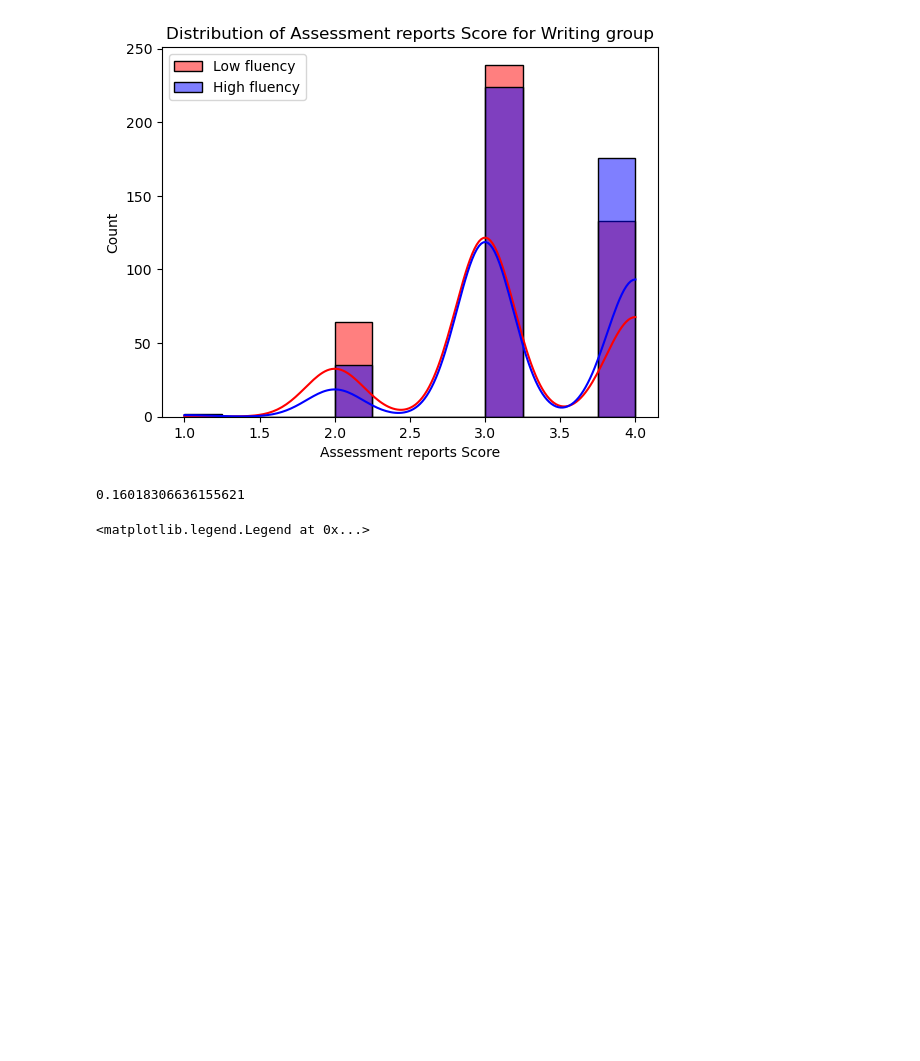
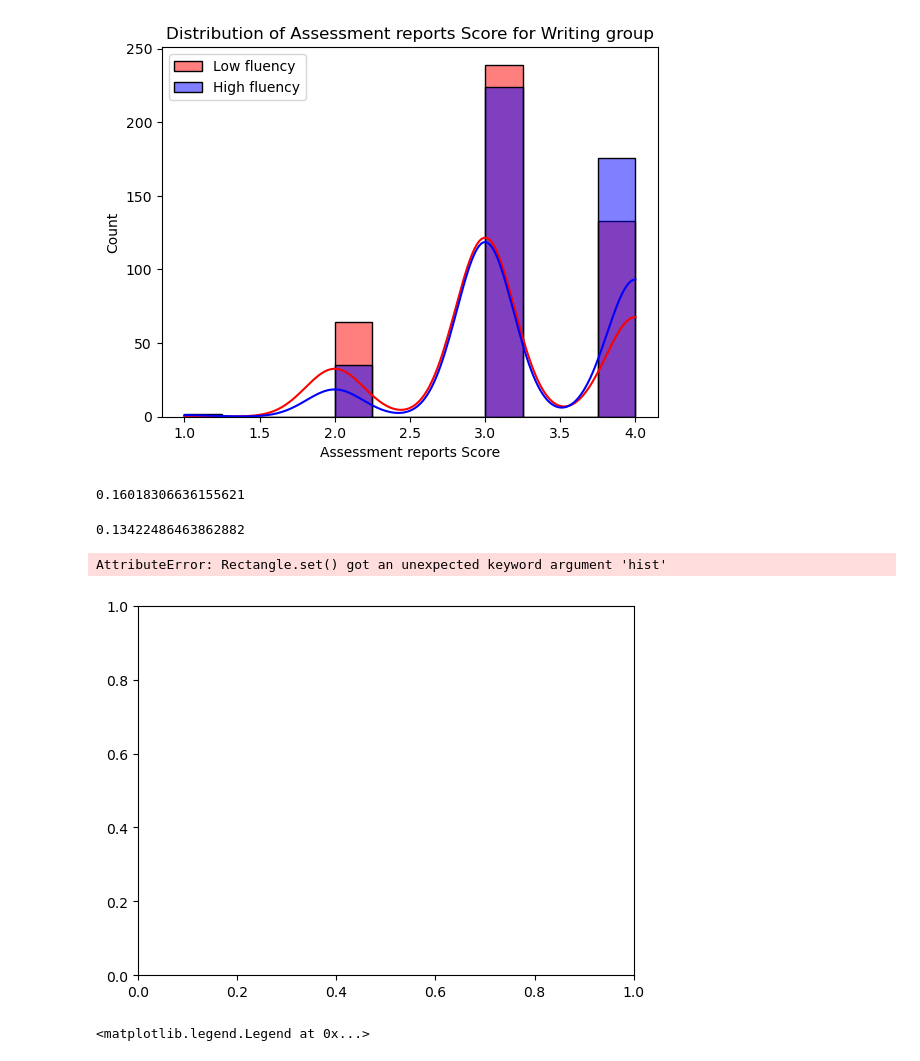
Before and after one commit to esther119/Understand-How-English-Fluency-Affects-Grade, a Jupyter notebook: three_bucket.ipynb, the cells around one changed output. Cells and saved outputs as stored; diff of their text form; code cells hidden in the pictures; blank space fills up the shorter version.

```diff
--- a/three_bucket.ipynb
+++ b/three_bucket.ipynb
@@ -545,10 +545,21 @@ plt.legend()
 # sns.distplot(greater70_write['Assessment reports Score'], label= 'High fluency', color = 'blue', hist = False)
 # plt.title('Distribution of Assessment reports Score for Writing group')
 # plt.legend()
-# %%
-greater70_write['Assessment reports Score'].mean() - smaller30_write['Assessment reports Score'].mean()
-# %% [output]
-0.16018306636155621
+# %%
+print(greater70_write['Assessment reports Score'].mean() - smaller30_write['Assessment reports Score'].mean())
+greater70_write['Assessment reports Score'].mean()+ greater70_write['Assessment reports Score'].std() - (smaller30_write['Assessment reports Score'].mean() + smaller30_write['Assessment reports Score'].std())
+# %% [output]
+0.16018306636155621
+0.13422486463862882
+# %%
+fig, ax = plt.subplots()
+sns.histplot(x="Assessment reports Score", data=smaller30_code, color='red', label='Low fluency', kde=False, ax=ax, hist=False)
+sns.histplot(x="Assessment reports Score", data=greater70_code, color='blue', label='High fluency', kde=False, ax=ax, hist=False)
+ax.set_title('Distribution of Assessment reports Score for Coding group')
+ax.legend()
+# %% [output]
+AttributeError: Rectangle.set() got an unexpected keyword argument 'hist'
+[figure, added]
 # %%
 fig, ax = plt.subplots()
 sns.histplot(smaller30_code['Assessment reports Score'], label= 'Low fluency', color = 'red', kde=True, ax=ax)
```
Also changed, not shown: parts of 6 cells of this notebook, 2 other files.
